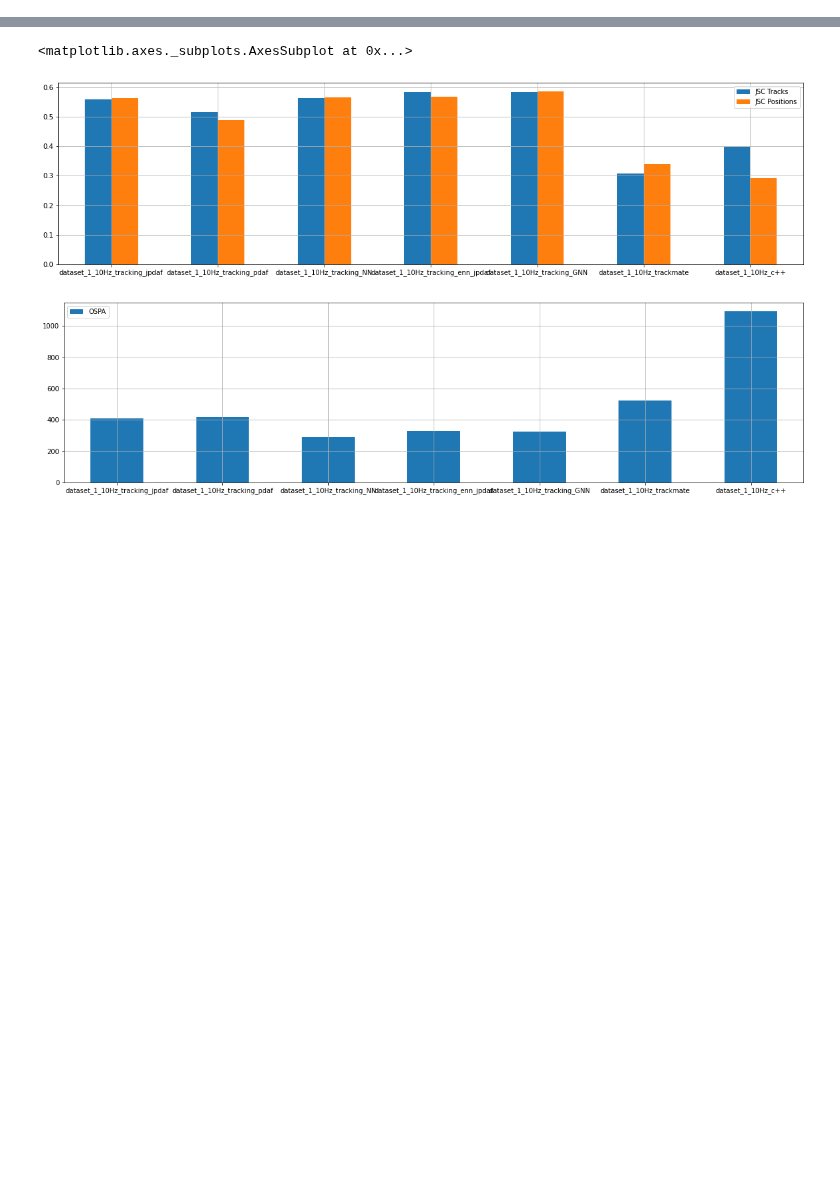
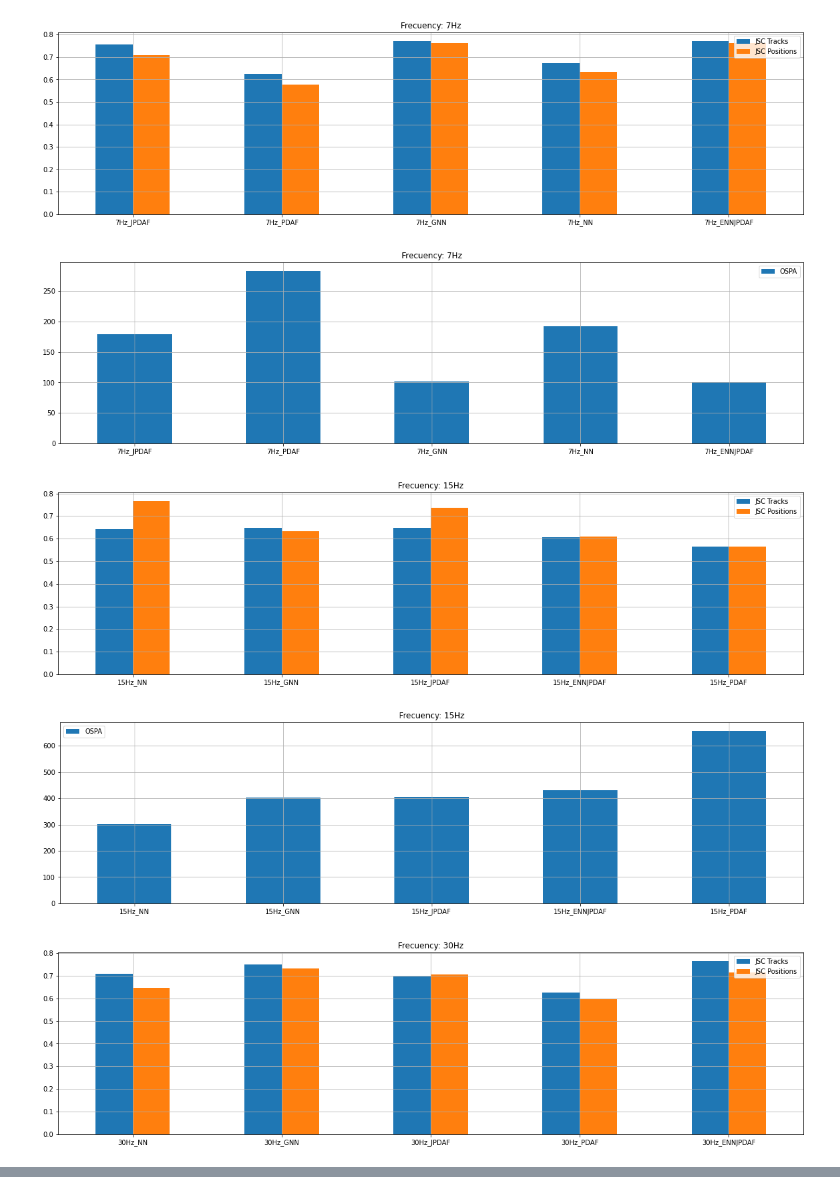
Before and after one commit to MarianoFernandez0/Proyecto-, a Jupyter notebook: tracking_algorithm_evaluation/Plots.ipynb, the cells around one changed output, grey strips where cells are left out. Saved outputs shown, nothing was run; the diff lists cells and outputs as text; code cells hidden in the pictures; blank space fills up the shorter version.

Commit message:
plot

```diff
--- a/tracking_algorithm_evaluation/Plots.ipynb
+++ b/tracking_algorithm_evaluation/Plots.ipynb
@@ -35,0 +98,10 @@ tracks_dataset_1_10Hz.head()
+# %%
+plt.figure(figsize=(20, 10))
+for i, results_att in enumerate(results_att_sort):
+    results_att = results_att.sort_values(by=['Frecuency'])
+    plt.plot(results_att['Frecuency'], results_att['JSC Tracks'], marker='o', markersize=5,
+             label=results_att.index[0].split(sep='_')[1])
+plt.legend()
+plt.grid()
+plt.title('JSC Tracks - Frecuency:')
+plt.show()
@@ -35,0 +112,10 @@ tracks_dataset_1_10Hz.head()
+# %%
+plt.figure(figsize=(20, 10))
+for i, results_att in enumerate(results_att_sort):
+    results_att = results_att.sort_values(by=['Frecuency'])
+    plt.plot(results_att['Frecuency'], results_att['JSC Positions'], marker='o', markersize=5,
+             label=results_att.index[0].split(sep='_')[1])
+plt.legend()
+plt.grid()
+plt.title('JSC Positions - Frecuency:')
+plt.show()
@@ -36,7 +230,21 @@ tracks_dataset_1_10Hz.head()
+# %%
+results = datasets[0]
+results_frec_sort = []
+for frec in frecuencies:
+    if frec == '50Hz':
+        continue
+    idxs = [idx for idx in tracks.index if str(frec) in idx]
+    results_frec = results.loc[idxs, :]
+    results_frec_sort.append(results_frec)
 # %%
-# tracks_dataset_1_10Hz.plot.bar(y='JSC Tracks', subplots=True,figsize=(20,5),
-#                                use_index=True, legend = False, rot=0)
-# tracks_dataset_1_10Hz.plot.bar(y='JSC Positions', subplots=True,figsize=(20,5),
-#                                use_index=True, legend = False, rot=0)
-# tracks_dataset_1_10Hz.plot.bar(y='RMSE', subplots=True,figsize=(20,5),
-#                                use_index=True, legend = False, rot=0)
+for i, results_frec in enumerate(results_frec_sort):
+    tracks_frec.plot.bar(y=['JSC Tracks', 'JSC Positions'], subplots=False,figsize=(20,5),
+                         use_index=True, legend=True, rot=0, grid=True, title=('Frecuency: ' + frecuencies[i]))
+    tracks_frec.plot.bar(y=['OSPA'], subplots=False,figsize=(20,5),
+                         use_index=True, legend=True, rot=0, grid=True, title=('Frecuency: ' + frecuencies[i]))
+# %% [output]
+[figure, added]
+[figure, added]
+[figure, added]
+[figure, added]
+[figure, added]
@@ -43,9 +255,0 @@ tracks_dataset_1_10Hz.head()
-# %%
-tracks_dataset_1_10Hz.plot.bar(y=['JSC Tracks', 'JSC Positions'], subplots=False,figsize=(20,5),
-                               use_index=True, legend=True, rot=0, grid=True)
-tracks_dataset_1_10Hz.plot.bar(y=['OSPA'], subplots=False,figsize=(20,5),
-                               use_index=True, legend=True, rot=0, grid=True)
-# %% [output]
-<matplotlib.axes._subplots.AxesSubplot at 0x...>
-[figure, removed]
-[figure, removed]
```
Also changed, not shown: parts of 30 cells of this notebook, 14 other files.
